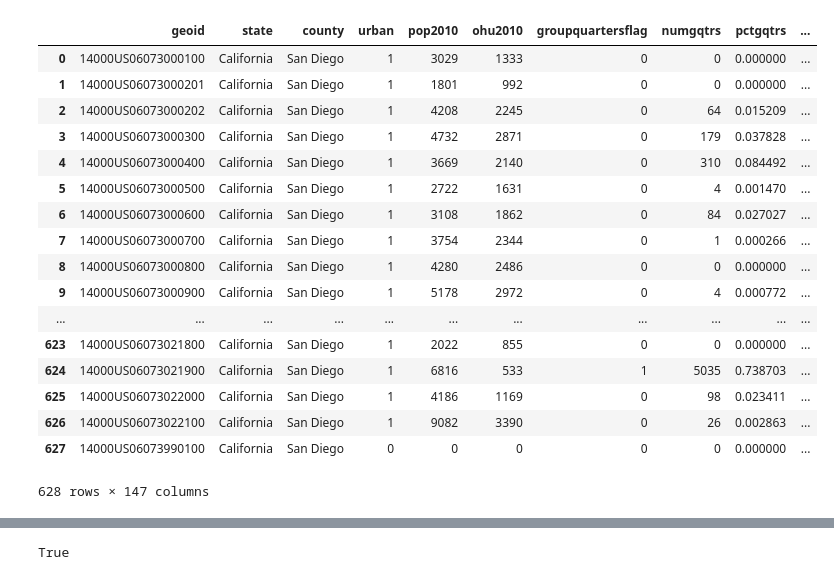
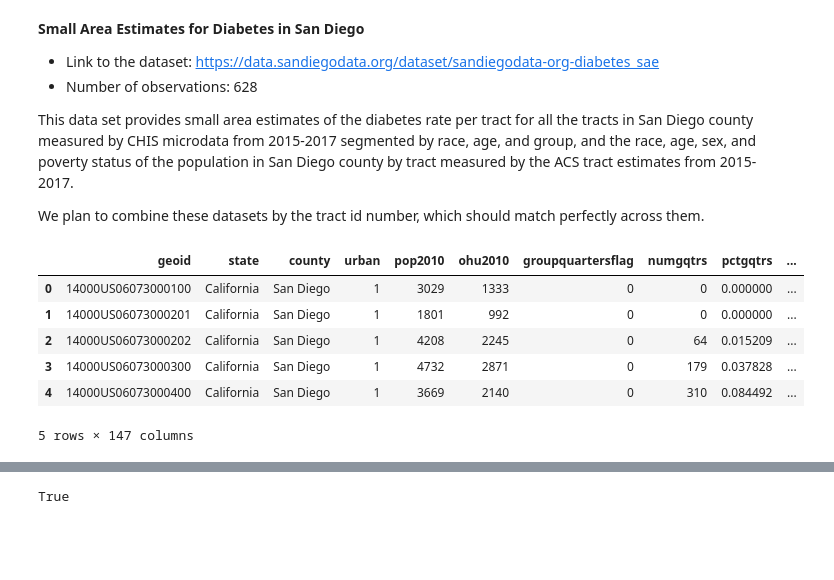
Before and after one commit to aliaawni/COGS108FinalProject, a Jupyter notebook: FinalProject.ipynb, the cells around one changed output, grey strips where cells are left out. Saved outputs shown, nothing was run; the diff lists cells and outputs as text; code cells hidden in the pictures; blank space fills up the shorter version.

```diff
--- a/Data processing.ipynb
+++ b/FinalProject.ipynb
@@ -31,23 +38,21 @@ diabetes_df
+# %% [markdown]
+**Small Area Estimates for Diabetes in San Diego**
+
+- Link to the dataset: https://data.sandiegodata.org/dataset/sandiegodata-org-diabetes_sae
+- Number of observations: 628
+
+This data set provides small area estimates of the diabetes rate per tract for all the tracts in San Diego county measured by CHIS microdata from 2015-2017 segmented by race, age, and group, and the race, age, sex, and poverty status of the population in San Diego county by tract measured by the ACS tract estimates from 2015-2017.
+
+We plan to combine these datasets by the tract id number, which should match perfectly across them.
 # %%
 food_acc_df = pd.read_csv('usda.gov-food_access-1/data/sd_food_atlas.csv')
 # %%
-food_acc_df
+food_acc_df.head()
 # %% [output]
 |  | geoid | state | county | urban | pop2010 | ohu2010 | groupquartersflag | numgqtrs | pctgqtrs | ... |
 | 0 | 14000US06073000100 | California | San Diego | 1 | 3029 | 1333 | 0 | 0 | 0.000000 | ... |
 | 1 | 14000US06073000201 | California | San Diego | 1 | 1801 | 992 | 0 | 0 | 0.000000 | ... |
 | 2 | 14000US06073000202 | California | San Diego | 1 | 4208 | 2245 | 0 | 64 | 0.015209 | ... |
 | 3 | 14000US06073000300 | California | San Diego | 1 | 4732 | 2871 | 0 | 179 | 0.037828 | ... |
 | 4 | 14000US06073000400 | California | San Diego | 1 | 3669 | 2140 | 0 | 310 | 0.084492 | ... |
-| 5 | 14000US06073000500 | California | San Diego | 1 | 2722 | 1631 | 0 | 4 | 0.001470 | ... |
-| 6 | 14000US06073000600 | California | San Diego | 1 | 3108 | 1862 | 0 | 84 | 0.027027 | ... |
-| 7 | 14000US06073000700 | California | San Diego | 1 | 3754 | 2344 | 0 | 1 | 0.000266 | ... |
-| 8 | 14000US06073000800 | California | San Diego | 1 | 4280 | 2486 | 0 | 0 | 0.000000 | ... |
-| 9 | 14000US06073000900 | California | San Diego | 1 | 5178 | 2972 | 0 | 4 | 0.000772 | ... |
-| ... | ... | ... | ... | ... | ... | ... | ... | ... | ... | ... |
-| 623 | 14000US06073021800 | California | San Diego | 1 | 2022 | 855 | 0 | 0 | 0.000000 | ... |
-| 624 | 14000US06073021900 | California | San Diego | 1 | 6816 | 533 | 1 | 5035 | 0.738703 | ... |
-| 625 | 14000US06073022000 | California | San Diego | 1 | 4186 | 1169 | 0 | 98 | 0.023411 | ... |
-| 626 | 14000US06073022100 | California | San Diego | 1 | 9082 | 3390 | 0 | 26 | 0.002863 | ... |
-| 627 | 14000US06073990100 | California | San Diego | 0 | 0 | 0 | 0 | 0 | 0.000000 | ... |
-628 rows × 147 columns
+5 rows × 147 columns
```
Also changed, not shown: parts of 17 cells of this notebook.
